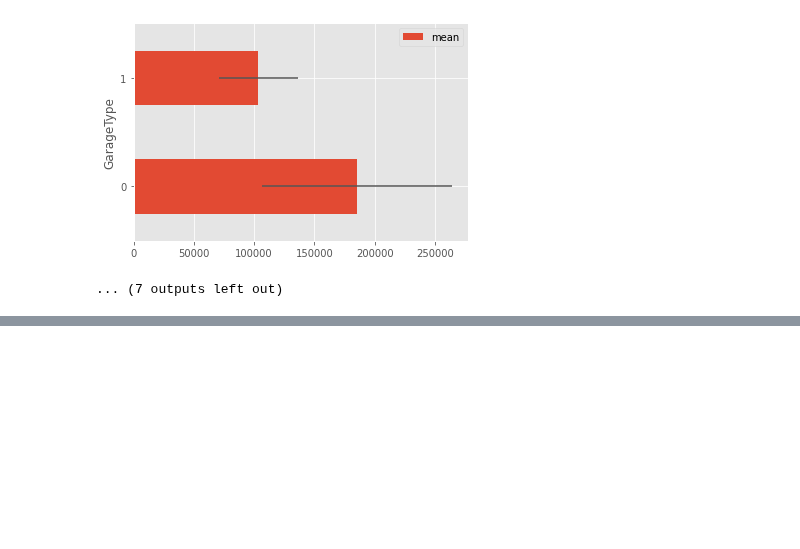
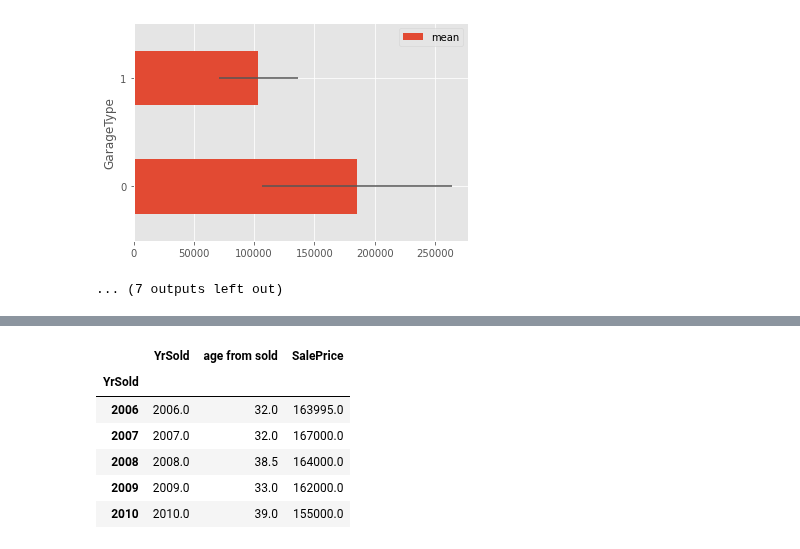
Before and after one commit to AkhilVinayakp/machine_Learning_Algorithms_python, a Jupyter notebook: EtE_projects/house-prices/Experiments/analysis.ipynb, the cells around one changed output, grey strips where cells are left out. Saved outputs shown, nothing was run; the diff lists cells and outputs as text; code cells hidden in the pictures; blank space fills up the shorter version.

```diff
--- a/EtE_projects/house-prices/Experiments/analysis.ipynb
+++ b/EtE_projects/house-prices/Experiments/analysis.ipynb
@@ -411,0 +487,10 @@ for col in missing_val_cols:
+# %%
+df_temp
+# %% [output]
+|  | YrSold | age from sold | SalePrice |
+| YrSold |  |  |  |
+| 2006 | 2006.0 | 32.0 | 163995.0 |
+| 2007 | 2007.0 | 32.0 | 167000.0 |
+| 2008 | 2008.0 | 38.5 | 164000.0 |
+| 2009 | 2009.0 | 33.0 | 162000.0 |
+| 2010 | 2010.0 | 39.0 | 155000.0 |
```
Also changed, not shown: parts of 13 cells of this notebook.
